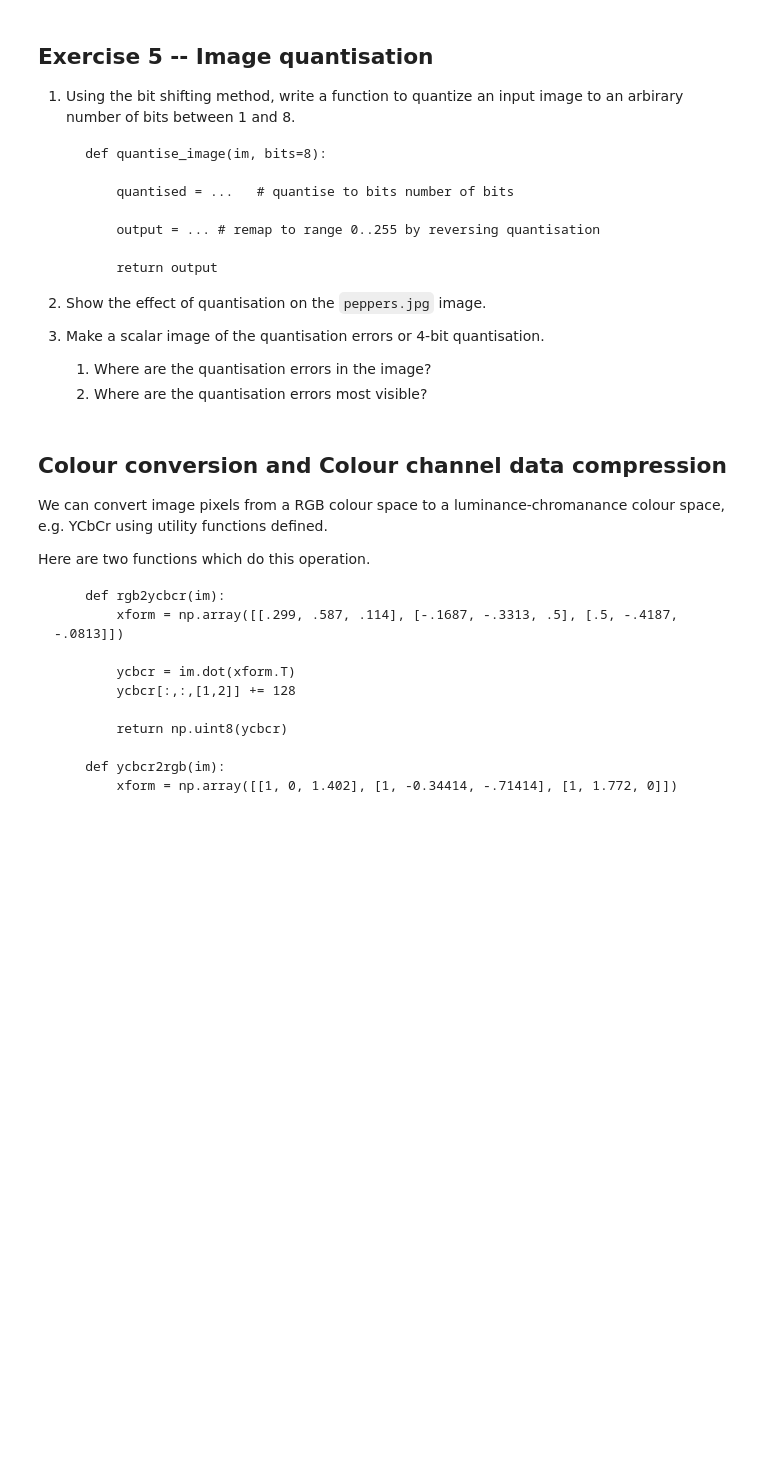
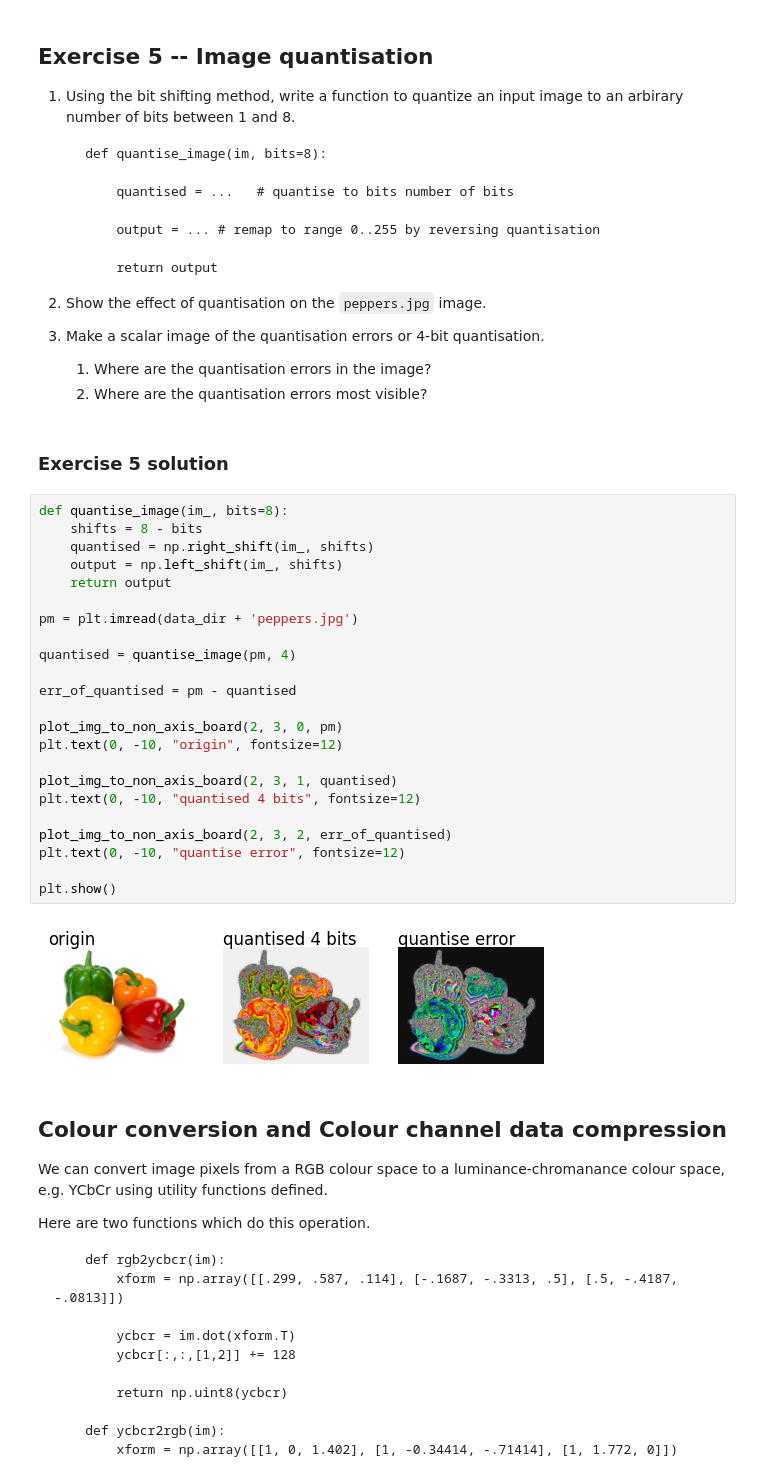
Before and after one commit to Xanonymous-GitHub/cs933-lab, a Jupyter notebook: lab1/lab-1.ipynb, the cells around one changed output. Drawn from its saved outputs; the diff is of its cells as text; blank space fills up the shorter version.

Commit message:
feat: 🎸 lab 1 exercise 5 finished

```diff
--- a/lab1/lab-1.ipynb
+++ b/lab1/lab-1.ipynb
@@ -586,6 +586,33 @@ a in 8 bits is  57 , quantised it becomes  48
 3. Make a scalar image of the quantisation errors or 4-bit quantisation.
     1. Where are the quantisation errors in the image?
     2. Where are the quantisation errors most visible?
+# %% [markdown]
+### Exercise 5 solution
+# %%
+def quantise_image(im_, bits=8):
+    shifts = 8 - bits
+    quantised = np.right_shift(im_, shifts)
+    output = np.left_shift(im_, shifts)
+    return output
+
+pm = plt.imread(data_dir + 'peppers.jpg')
+
+quantised = quantise_image(pm, 4)
+
+err_of_quantised = pm - quantised
+
+plot_img_to_non_axis_board(2, 3, 0, pm)
+plt.text(0, -10, "origin", fontsize=12)
+
+plot_img_to_non_axis_board(2, 3, 1, quantised)
+plt.text(0, -10, "quantised 4 bits", fontsize=12)
+
+plot_img_to_non_axis_board(2, 3, 2, err_of_quantised)
+plt.text(0, -10, "quantise error", fontsize=12)
+
+plt.show()
+# %% [output]
+[figure, added]
 # %% [markdown]
 ## Colour conversion and Colour channel data compression
 
```
